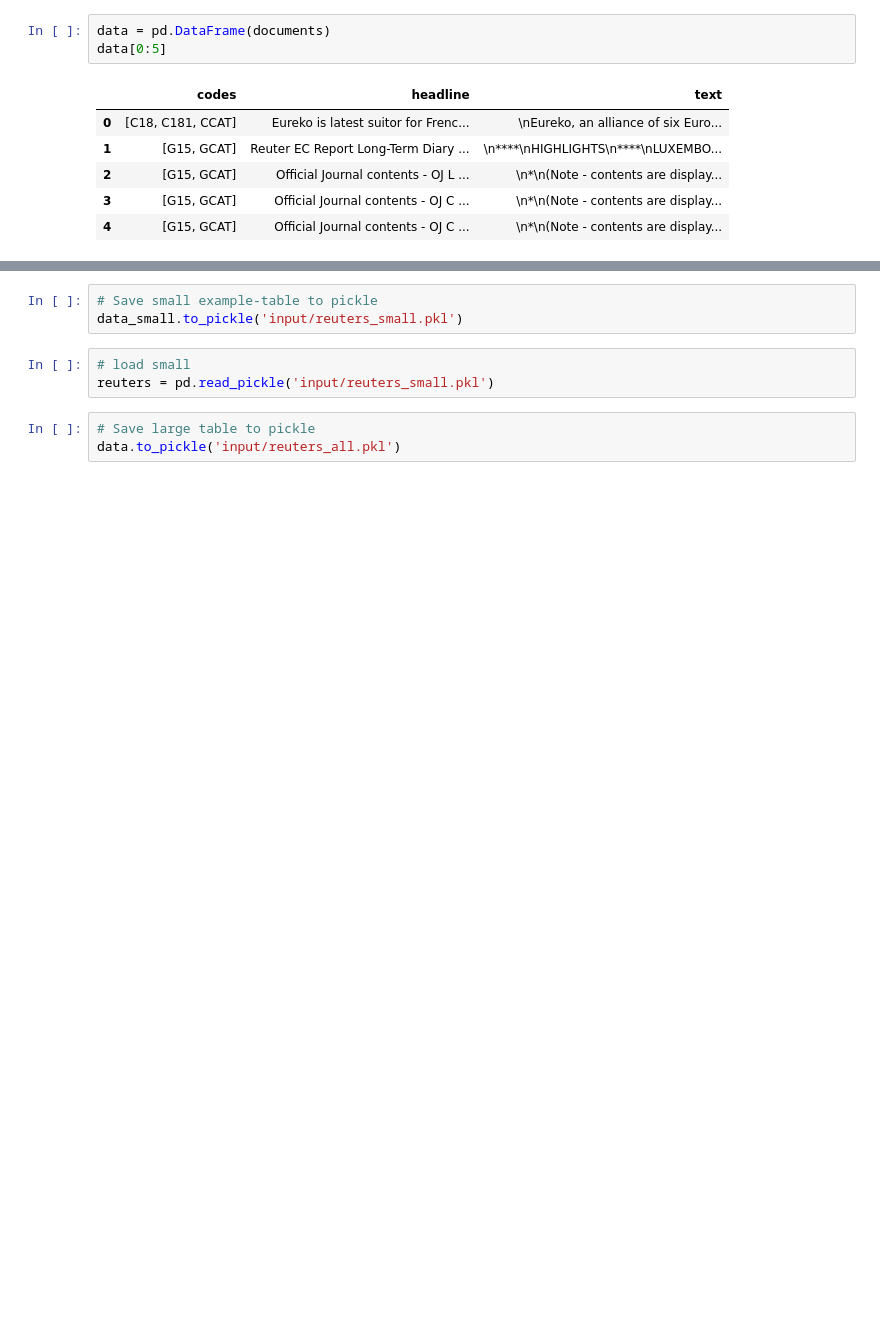
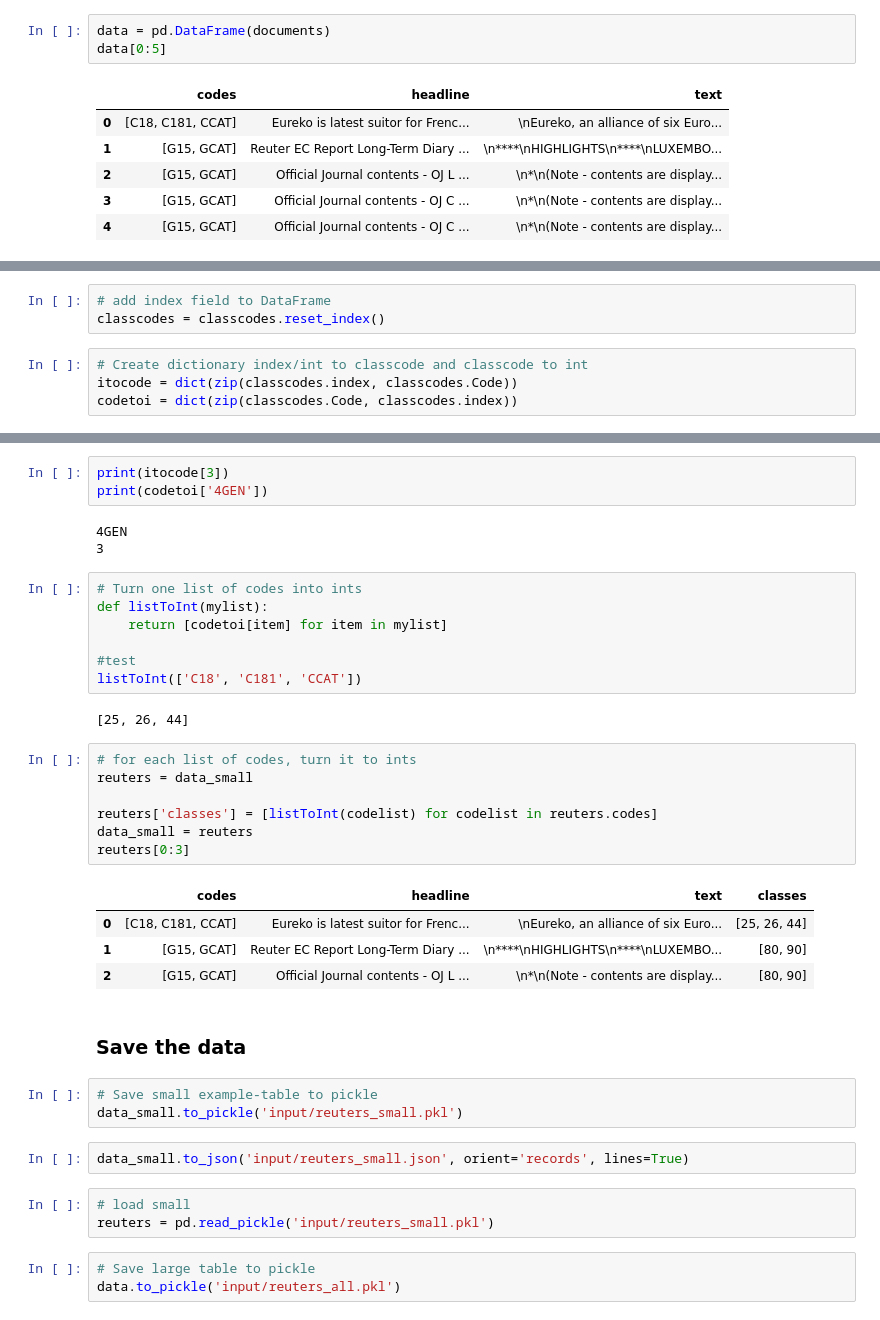
Before and after one commit to jannenev/reuters, a Jupyter notebook: preprocess_data.ipynb, the cells around one changed output, grey strips where cells are left out. Cells and saved outputs as stored; diff of their text form; blank space fills up the shorter version.

Commit message:
turning classcodes to int added into preprocess

```diff
--- a/preprocess_data.ipynb
+++ b/preprocess_data.ipynb
@@ -229,0 +297,7 @@ data[0:5]
+# %%
+# add index field to DataFrame
+classcodes = classcodes.reset_index()
+# %%
+# Create dictionary index/int to classcode and classcode to int
+itocode = dict(zip(classcodes.index, classcodes.Code))
+codetoi = dict(zip(classcodes.Code, classcodes.index))
@@ -230,6 +314,37 @@ data[0:5]
+# %%
+print(itocode[3])
+print(codetoi['4GEN'])
+# %% [output]
+4GEN
+3
+# %%
+# Turn one list of codes into ints
+def listToInt(mylist):
+    return [codetoi[item] for item in mylist]
+
+#test
+listToInt(['C18', 'C181', 'CCAT'])
+# %% [output]
+[25, 26, 44]
+# %%
+# for each list of codes, turn it to ints
+reuters = data_small
+
+reuters['classes'] = [listToInt(codelist) for codelist in reuters.codes]
+data_small = reuters
+reuters[0:3]
+# %% [output]
+|  | codes | headline | text | classes |
+| 0 | [C18, C181, CCAT] | Eureko is latest suitor for Frenc... | \nEureko, an alliance of six Euro... | [25, 26, 44] |
+| 1 | [G15, GCAT] | Reuter EC Report Long-Term Diary ... | \n****\nHIGHLIGHTS\n****\nLUXEMBO... | [80, 90] |
+| 2 | [G15, GCAT] | Official Journal contents - OJ L ... | \n*\n(Note - contents are display... | [80, 90] |
+# %% [markdown]
+### Save the data
 # %%
 # Save small example-table to pickle
 data_small.to_pickle('input/reuters_small.pkl')
+# %%
+data_small.to_json('input/reuters_small.json', orient='records', lines=True)
 # %%
 # load small
 reuters = pd.read_pickle('input/reuters_small.pkl')
```
Also changed, not shown: parts of 20 cells of this notebook.
